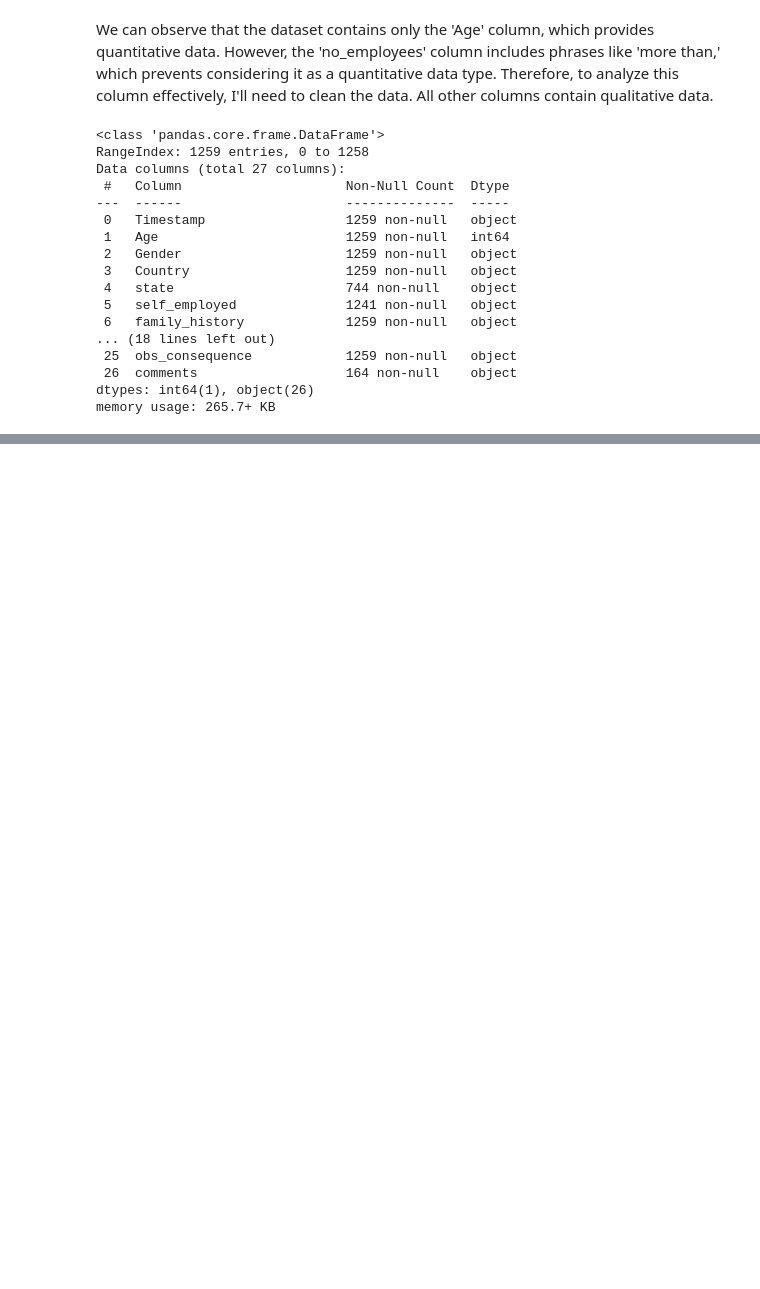
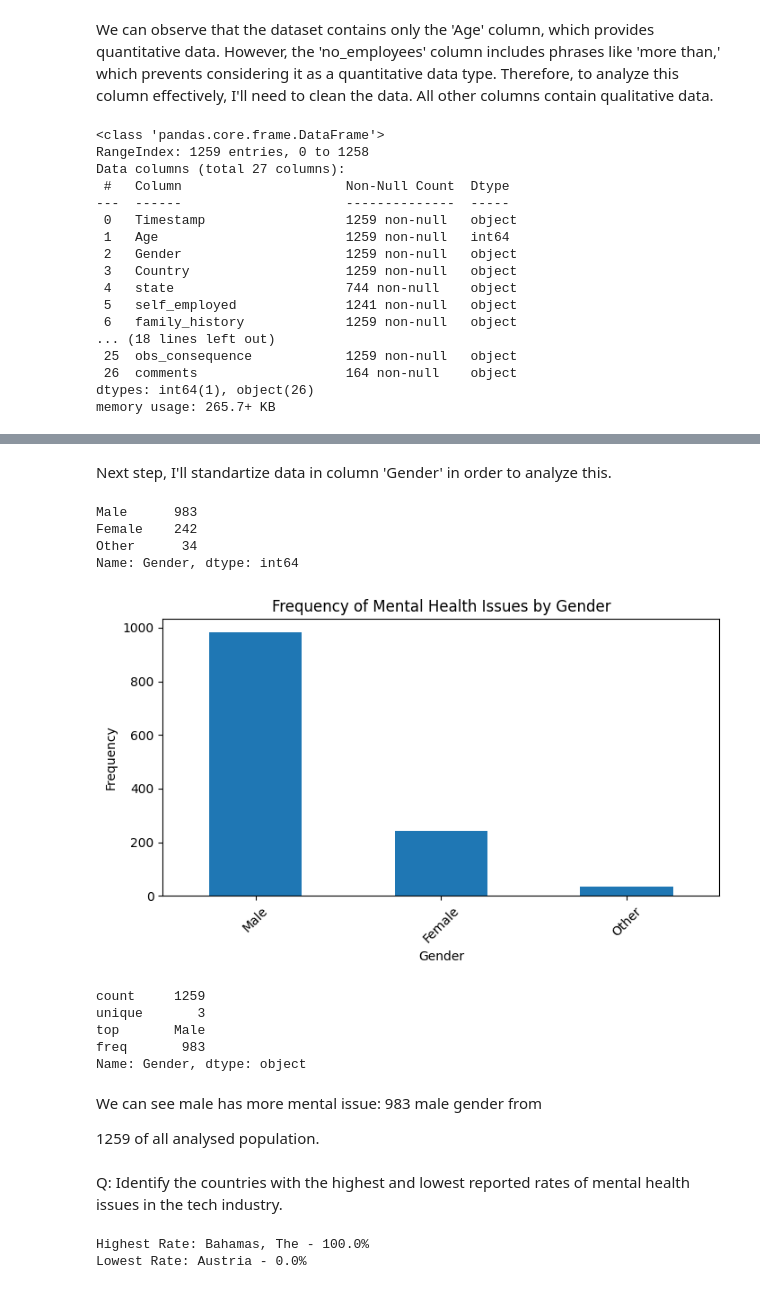
Before and after one commit to AnastasiaSkaliy/DI-Bootcamp, a Jupyter notebook: week4/day5/miniproject/miniproject.ipynb, the cells around one changed output, grey strips where cells are left out. Cells and saved outputs as stored; diff of their text form; code cells hidden in the pictures; blank space fills up the shorter version.

```diff
--- a/week4/day5/miniproject/miniproject.ipynb
+++ b/week4/day5/miniproject/miniproject.ipynb
@@ -73,0 +328,63 @@ Name: Age, dtype: int64
+# %% [markdown]
+Next step, I'll standartize data in column 'Gender' in order to analyze this.
+# %%
+# Define standard gender categories
+male_terms = ['male', 'm', 'make', 'man', 'msle', 'malr', 'mail', 'maile', 'mal', 'male (cis)']
+female_terms = ['female', 'f', 'femake', 'woman', 'femail']
+other = ['neuter', 'queer', 'agender', 'androgyne', 'enby', 'non-binary', 'genderqueer','female (trans)', 'trans woman', 'trans-female']
+# Function to categorize gender
+def categorize_gender(gender):
+    gender_lower = str(gender).lower()
+    if gender_lower in male_terms:
+        return 'Male'
+    elif gender_lower in female_terms:
+        return 'Female'
+    else:
+        return 'Other'
+df['Gender'] = df['Gender'].apply(categorize_gender)
+df['Gender'].value_counts()
+# %% [output]
+Male      983
+Female    242
+Other      34
+Name: Gender, dtype: int64
+# %%
+df['Gender'].value_counts().plot(kind='bar', figsize=(8, 4))
+plt.title('Frequency of Mental Health Issues by Gender')
+plt.xlabel('Gender')
+plt.ylabel('Frequency')
+plt.xticks(rotation=45)
+plt.show()
+# %% [output]
+[figure, added]
+# %%
+df['Gender'].describe()
+# %% [output]
+count     1259
+unique       3
+top       Male
+freq       983
+Name: Gender, dtype: object
+# %% [markdown]
+We can see male has more mental issue: 983 male gender from
+
+1259 of all analysed population.
+# %% [markdown]
+Q: Identify the countries with the highest and lowest reported rates of mental health issues in the tech industry.
+# %%
+tech_data = df[df['tech_company'] == 'Yes']
+grouped_by_country_tech = tech_data.groupby('Country')
+mental_health_rates = grouped_by_country_tech['treatment'].apply(lambda x: (x == 'Yes').sum() / len(x) * 100)
+# Finding the country with the highest reported rate of mental health issues in the tech industry
+country_highest_rate = mental_health_rates.idxmax()
+highest_rate = mental_health_rates.max()
+
+# Finding the country with the lowest reported rate of mental health issues in the tech industry
+country_lowest_rate = mental_health_rates.idxmin()
+lowest_rate = mental_health_rates.min()
+
+print(f"Highest Rate: {country_highest_rate} - {highest_rate:}%")
+print(f"Lowest Rate: {country_lowest_rate} - {lowest_rate:}%")
+# %% [output]
+Highest Rate: Bahamas, The - 100.0%
+Lowest Rate: Austria - 0.0%
```
Also changed, not shown: parts of 34 cells of this notebook, 1 other file.
